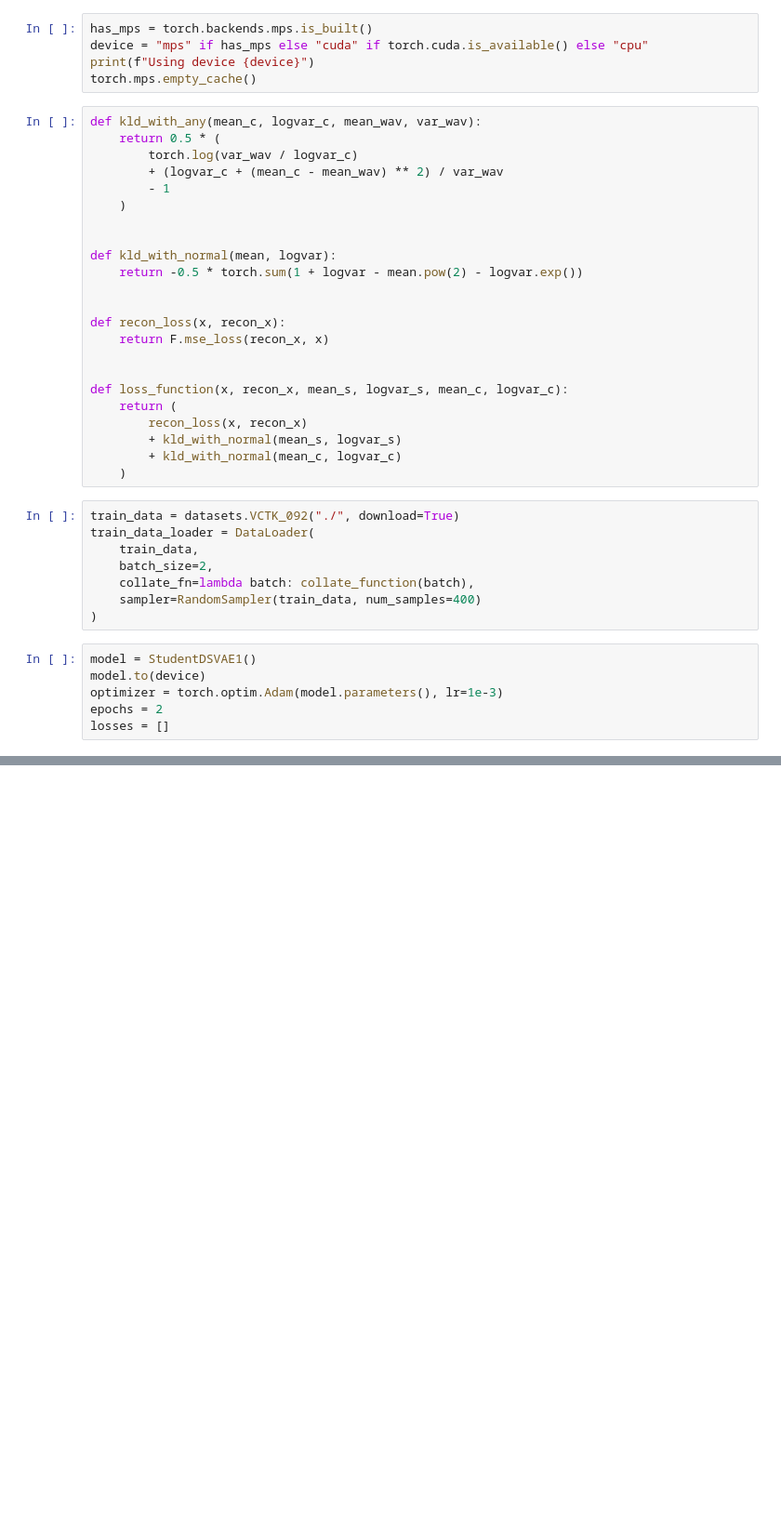
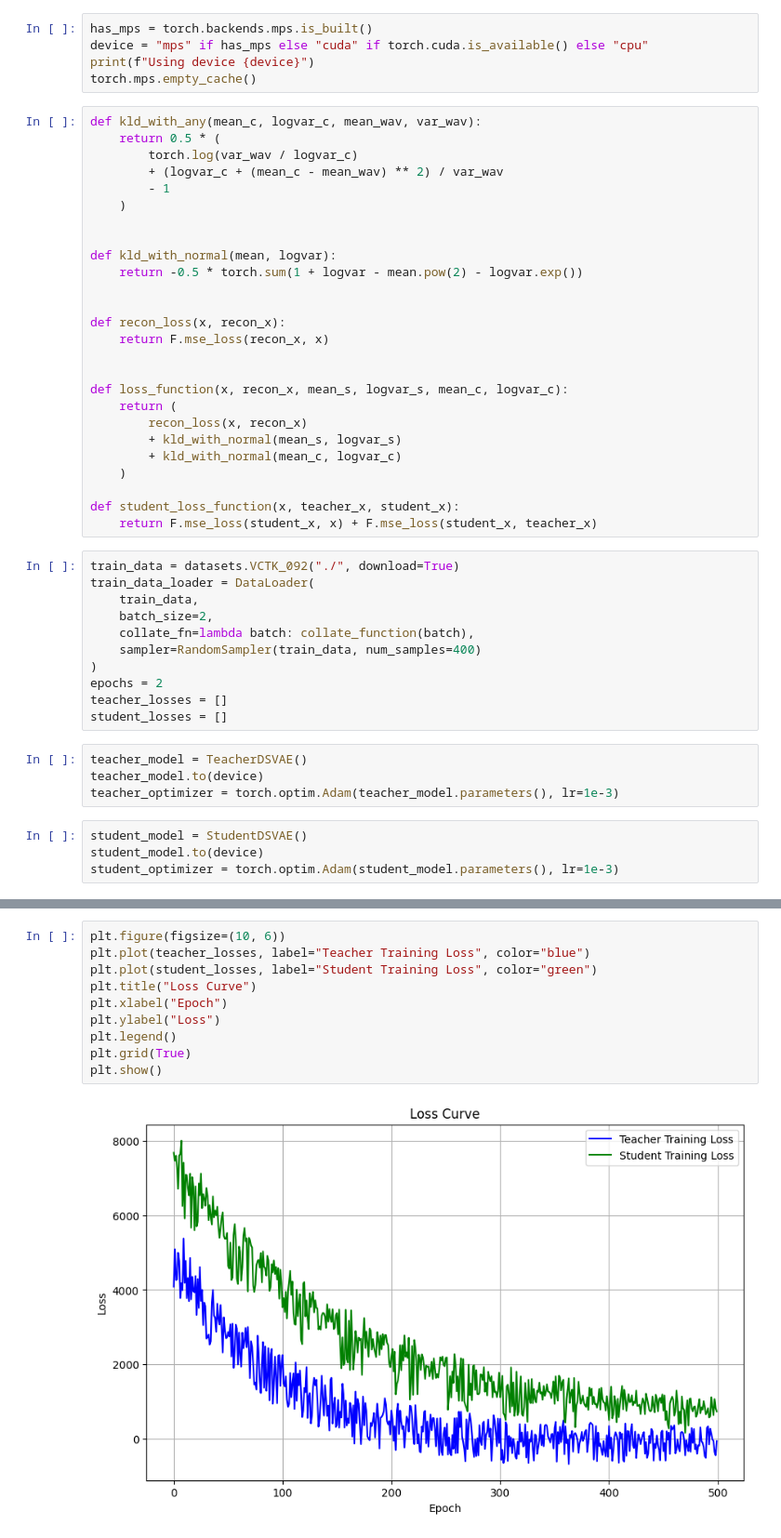
Before and after one commit to xue-yuan/DSVAE, a Jupyter notebook: train_student.ipynb, the cells around one changed output, grey strips where cells are left out. Shown at 93% size. Saved outputs shown, nothing was run; the diff lists cells and outputs as text; blank space fills up the shorter version.

Commit message:
Update training process

```diff
--- a/train_student.ipynb
+++ b/train_student.ipynb
@@ -35,6 +36,9 @@ def loss_function(x, recon_x, mean_s, logvar_s, mean_c, logvar_c):
         + kld_with_normal(mean_s, logvar_s)
         + kld_with_normal(mean_c, logvar_c)
     )
+
+def student_loss_function(x, teacher_x, student_x):
+    return F.mse_loss(student_x, x) + F.mse_loss(student_x, teacher_x)
 # %%
 train_data = datasets.VCTK_092("./", download=True)
 train_data_loader = DataLoader(
@@ -43,12 +47,17 @@ train_data_loader = DataLoader(
     collate_fn=lambda batch: collate_function(batch),
     sampler=RandomSampler(train_data, num_samples=400)
 )
+epochs = 2
+teacher_losses = []
+student_losses = []
 # %%
-model = StudentDSVAE1()
-model.to(device)
-optimizer = torch.optim.Adam(model.parameters(), lr=1e-3)
-epochs = 2
-losses = []
+teacher_model = TeacherDSVAE()
+teacher_model.to(device)
+teacher_optimizer = torch.optim.Adam(teacher_model.parameters(), lr=1e-3)
+# %%
+student_model = StudentDSVAE()
+student_model.to(device)
+student_optimizer = torch.optim.Adam(student_model.parameters(), lr=1e-3)
 # %%
 torch.mps.empty_cache()
 for epoch in range(epochs):
@@ -74,2 +96,14 @@ for epoch in range(epochs):
 
 print("Done!")
+# %%
+plt.figure(figsize=(10, 6))
+plt.plot(teacher_losses, label="Teacher Training Loss", color="blue")
+plt.plot(student_losses, label="Student Training Loss", color="green")
+plt.title("Loss Curve")
+plt.xlabel("Epoch")
+plt.ylabel("Loss")
+plt.legend()
+plt.grid(True)
+plt.show()
+# %% [output]
+[figure, added]
```
Also changed, not shown: parts of 15 cells of this notebook, 6 other files.
